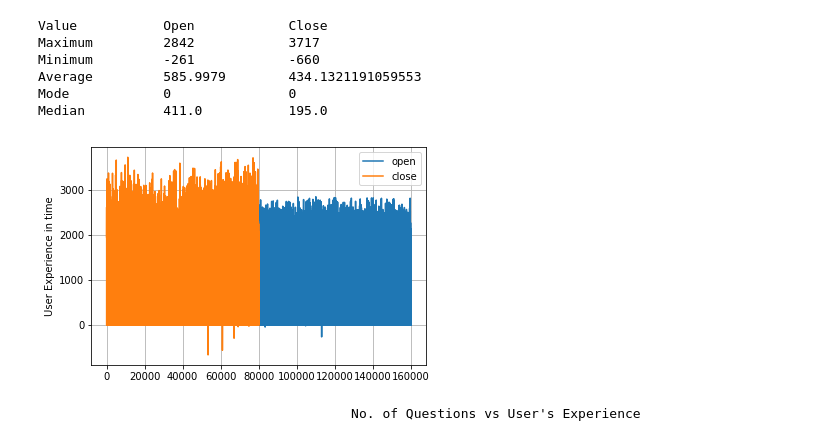
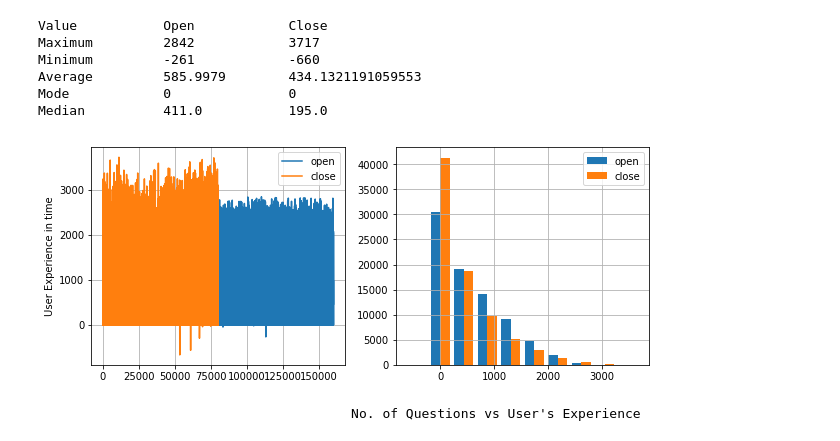
Before and after one commit to sajalagrawal/Query-Closing-on-Stack-Overflow, a Jupyter notebook: Analysis of User Data.ipynb, the cells around one changed output. Cells and saved outputs as stored; diff of their text form; code cells hidden in the pictures.

```diff
--- a/Analysis of User Data.ipynb
+++ b/Analysis of User Data.ipynb
@@ -113,15 +144,23 @@ Average         585.9979        434.1321191059553
 Mode            0               0
 Median          411.0           195.0
 # %%
-plt.figure()
+plt.figure(figsize=(10,4))
+
+plt.subplot(1,2,1)
 plt.plot(openData['experienceInTime'], label = 'open')
 plt.plot(closeData['experienceInTime'], label = 'close')
 plt.ylabel('User Experience in time')
 plt.grid(True)
 plt.legend()
+
+plt.subplot(1,2,2)
+plt.hist([openData['experienceInTime'],closeData['experienceInTime']], label = ['open', 'close'])
+plt.legend()
+plt.grid(True)
+
 plt.show()
 # %% [output]
-[figure, old version]
+[figure, new version]
 # %%
 print('\t\t\t\t\tNo. of Questions vs User\'s Experience\n')
 
```
Also changed, not shown: parts of 9 cells of this notebook.
